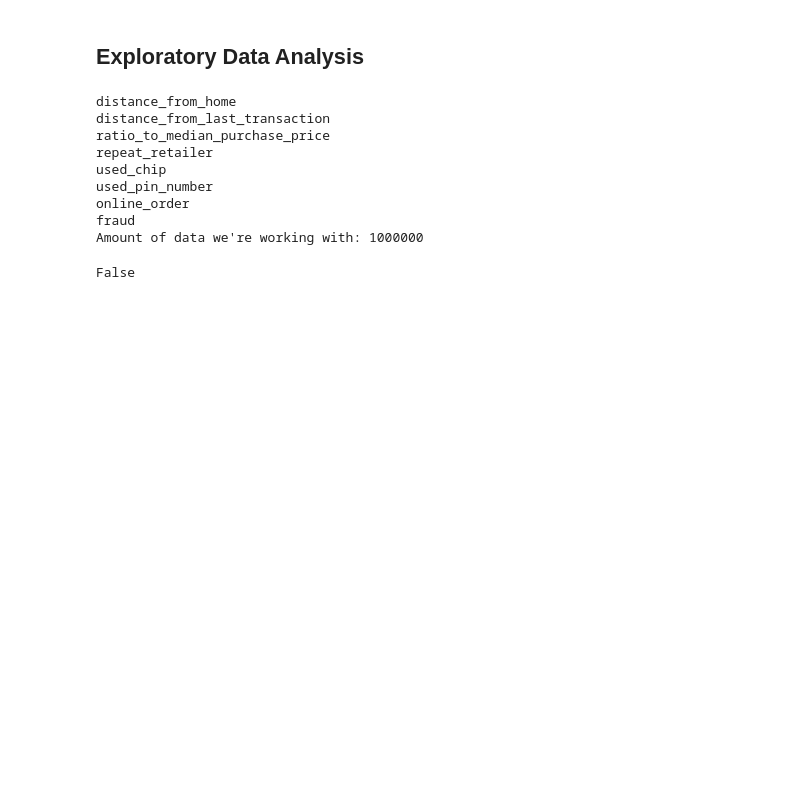
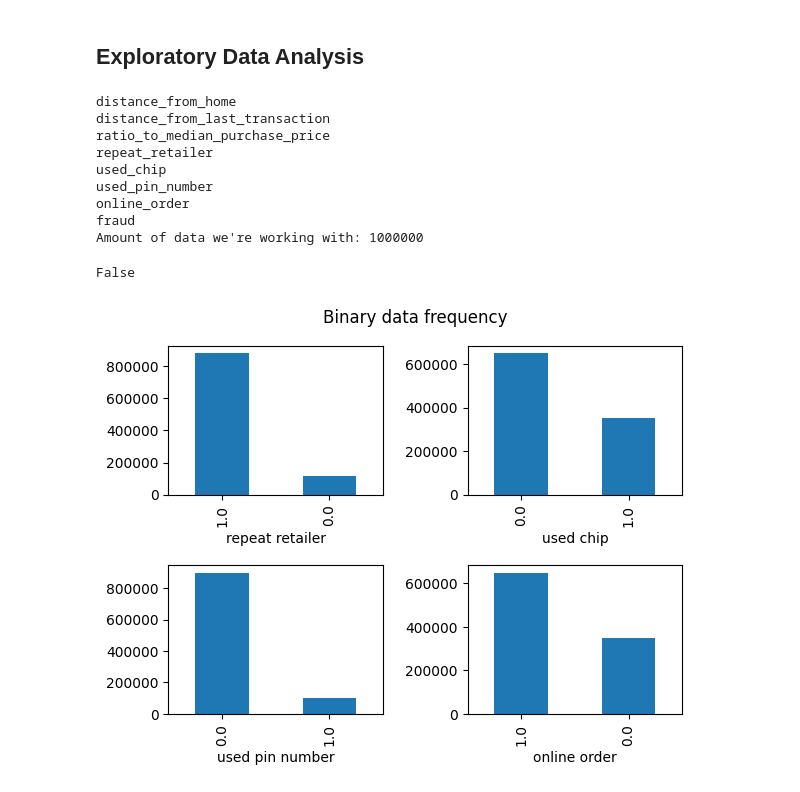
Before and after one commit to MrPaterax/Fin-ML-Project, a Jupyter notebook: Credit Card Fraud (KNN & logistic regression).ipynb, the cells around one changed output. Cells and saved outputs as stored; diff of their text form; code cells hidden in the pictures; blank space fills up the shorter version.

```diff
--- a/Credit Card Fraud (KNN & logistic regression).ipynb
+++ b/Credit Card Fraud (KNN & logistic regression).ipynb
@@ -12,7 +17,7 @@ import numpy as np
 import matplotlib.pyplot as plt
 import seaborn as sns
 # %%
-cc_df = pd.read_csv("card_transdata.csv")
+cc_df = pd.read_csv("/content/drive/MyDrive/fin-ml project/card_transdata.csv")
 # %% [markdown]
 ## Exploratory Data Analysis
 # %%
@@ -39,7 +44,11 @@ False
 # %%
 fig, axes = plt.subplots(nrows=2, ncols=2)
 fig.tight_layout(pad=3.0)
-cc_df["repeat_retailer"].plot.bar(ax=axes[0,0],x='repeat retailer')
-cc_df["used_chip"].plot.bar(bax=axes[0,1],x='used chip')
-cc_df["used_pin_number"].plot.bar(ax=axes[1,0],x='used pin number')
-cc_df["online_order"].plot.bar(ax=axes[1,1],x='online_order')
+fig.suptitle("Binary data frequency")
+cc_df["repeat_retailer"].value_counts().plot.bar(ax=axes[0,0]).set_xlabel('repeat retailer')
+cc_df["used_chip"].value_counts().plot.bar(ax=axes[0,1]).set_xlabel('used chip')
+cc_df["used_pin_number"].value_counts().plot.bar(ax=axes[1,0]).set_xlabel('used pin number')
+cc_df["online_order"].value_counts().plot.bar(ax=axes[1,1]).set_xlabel('online order')
+plt.show()
+# %% [output]
+[figure, added]
```
Also changed, not shown: parts of 11 cells of this notebook.
